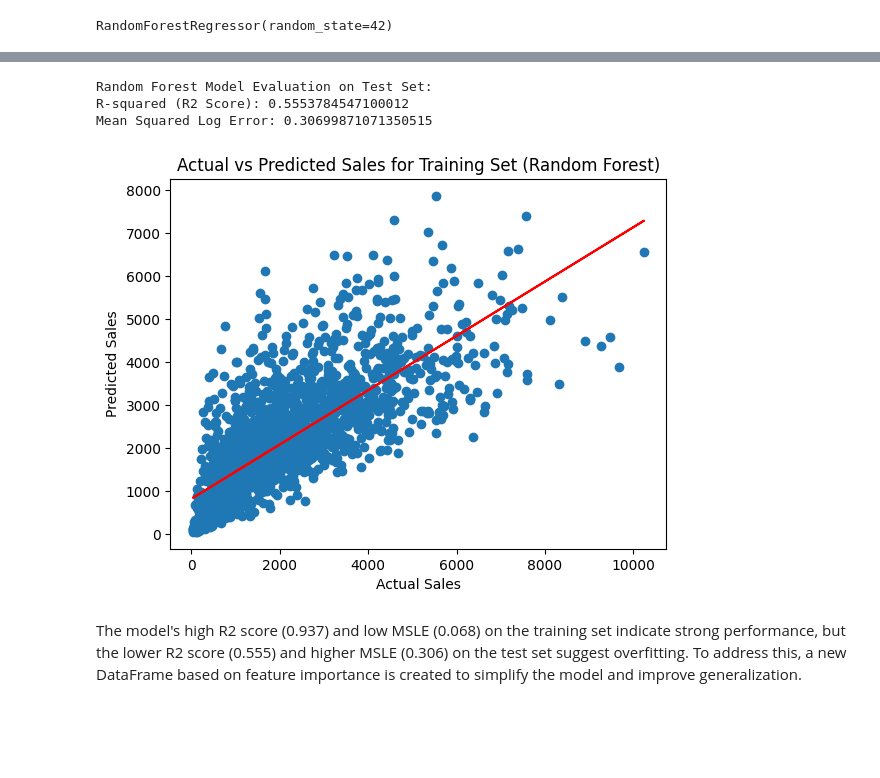
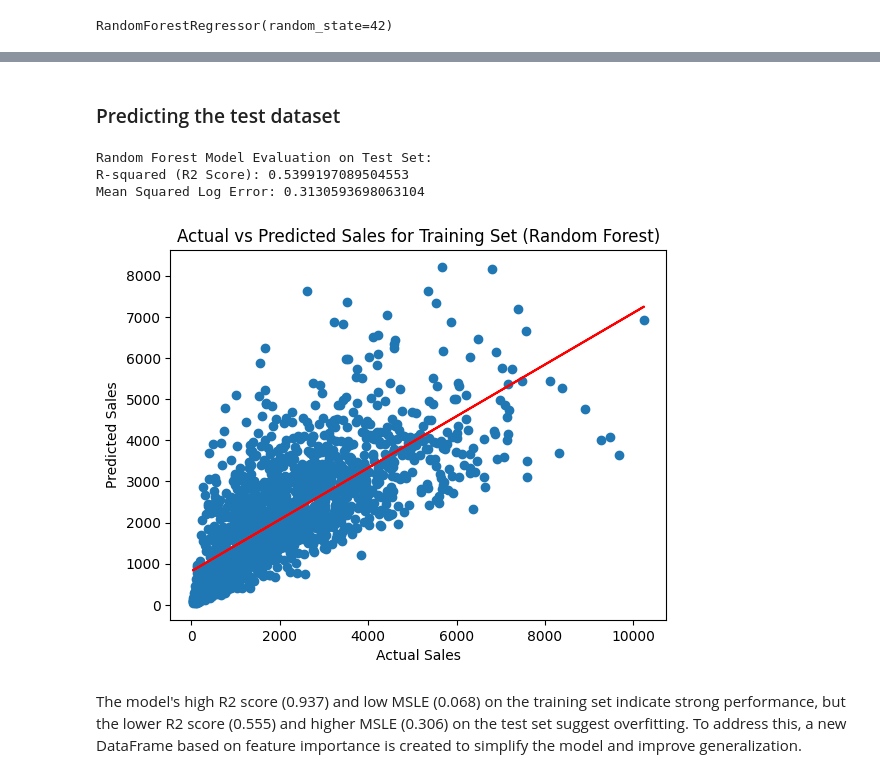
Before and after one commit to babutabhavya/big-mart-sales-prediction, a Jupyter notebook: main.ipynb, the cells around one changed output, grey strips where cells are left out. Saved outputs shown, nothing was run; the diff lists cells and outputs as text; code cells hidden in the pictures; blank space fills up the shorter version.

```diff
--- a/main.ipynb
+++ b/main.ipynb
@@ -415,7 +461,7 @@ array([nan, 'Small'], dtype=object)
 #### Label Encoding Outlet_Location_Type, Label Encoding Outlet_Size
 # %%
 for i in ["Outlet_Location_Type", "Outlet_Size", "Item_Fat_Content"]:
-    data[i] = LabelEncoder().fit_transform(data[i].ravel())
+    data[i] = LabelEncoder().fit_transform(data[i].to_numpy())
 # %% [markdown]
 ### One-Hot Encoding Item_Fat_Content, Item_Type, "Outlet_Type"
 # %%
@@ -426,8 +472,5 @@ data = pd.get_dummies(data, columns=["Item_Type", "Outlet_Type"])
 data["Outlet_Establishment_Year"] = MinMaxScaler().fit_transform(
     data["Outlet_Establishment_Year"].values.reshape(-1, 1)
 )
-data["Outlet_Establishment_Year_Normalised"] = normalize(
-    data["Outlet_Establishment_Year"].values.reshape(-1, 1), axis=0
-)
 # %%
 data.replace({True: 1, False: 0}, inplace=True)
@@ -442,0 +481,9 @@ data.head()
+# %%
+data = data.drop(
+    columns=[
+        "Item_Identifier",
+        "Outlet_Identifier",
+        "Item_Type_Others",
+        "Item_Visibility",
+    ]
+)
@@ -444,0 +530,2 @@ data.head()
+# %%
+model_data = []
@@ -497,30 +619,34 @@ Mean Squared Log Error: 0.06845271737529833
+# %% [markdown]
+### Predicting the test dataset
 # %%
 #prediction on test set
 y_pred_test_rf = rf_model.predict(X_test)
 
 #model evaluation on test set
 r2_test_rf = r2_score(y_test, y_pred_test_rf)
 msle_test = mean_squared_log_error(y_test, y_pred_test_rf)
 
 print("\nRandom Forest Model Evaluation on Test Set:")
 print("R-squared (R2 Score):", r2_test_rf)
 print("Mean Squared Log Error:", msle_test)
 
 #visualizing predicted vs actual values for test set
 plt.scatter(y_test, y_pred_test_rf)
 
 #line of best fit
 fit = np.polyfit(y_test, y_pred_test_rf, deg=1)
 plt.plot(y_test, fit[0] * y_test + fit[1], color='red')
 
 plt.xlabel("Actual Sales")
 plt.ylabel("Predicted Sales")
 plt.title("Actual vs Predicted Sales for Training Set (Random Forest)")
 plt.show()
+
+model_data.append({"title": "Base Random Forest", "r2": r2_test_rf})
 # %% [output]
 Random Forest Model Evaluation on Test Set:
-R-squared (R2 Score): 0.5553784547100012
-Mean Squared Log Error: 0.30699871071350515
+R-squared (R2 Score): 0.5399197089504553
+Mean Squared Log Error: 0.3130593698063104
-[figure, old version]
+[figure, new version]
 # %% [markdown]
 The model's high R2 score (0.937) and low MSLE (0.068) on the training set indicate strong performance, but the lower R2 score (0.555) and higher MSLE (0.306) on the test set suggest overfitting. To address this, a new DataFrame based on feature importance is created to simplify the model and improve generalization.
```
Also changed, not shown: parts of 58 cells of this notebook, 3 other files.
